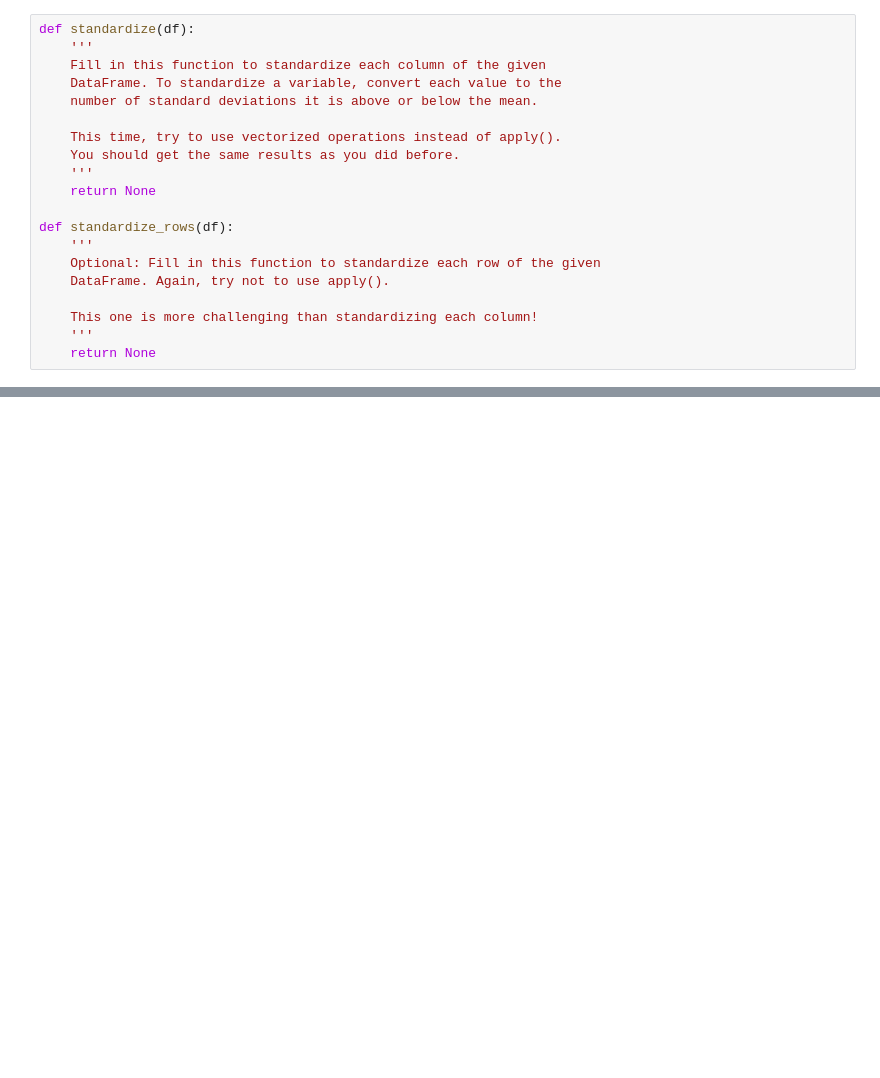
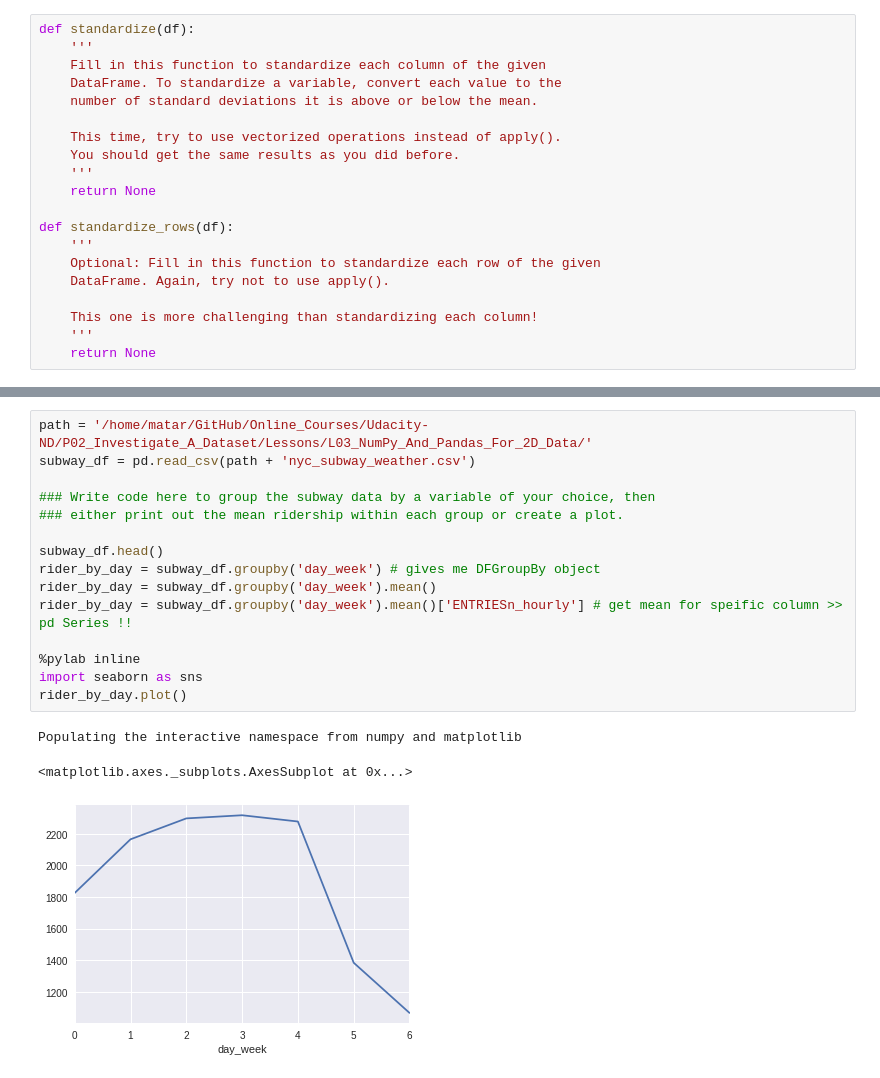
Before and after one commit to mataralhawiti/Online_Courses, a Jupyter notebook: Udacity-ND/P02_Investigate_A_Dataset/Lessons/L03_NumPy_And_Pandas_For_2D_Data/L03_NumPy_And_Pandas_For_2D_Data.ipynb, the cells around one changed output, grey strips where cells are left out. Saved outputs shown, nothing was run; the diff lists cells and outputs as text; blank space fills up the shorter version.

```diff
--- a/Udacity-ND/P02_Investigate_A_Dataset/Lessons/L03_NumPy_And_Pandas_For_2D_Data/L03_NumPy_And_Pandas_For_2D_Data.ipynb
+++ b/Udacity-ND/P02_Investigate_A_Dataset/Lessons/L03_NumPy_And_Pandas_For_2D_Data/L03_NumPy_And_Pandas_For_2D_Data.ipynb
@@ -942,0 +1021,19 @@ def standardize_rows(df):
+# %%
+path = '/home/matar/GitHub/Online_Courses/Udacity-ND/P02_Investigate_A_Dataset/Lessons/L03_NumPy_And_Pandas_For_2D_Data/'
+subway_df = pd.read_csv(path + 'nyc_subway_weather.csv')
+
+### Write code here to group the subway data by a variable of your choice, then
+### either print out the mean ridership within each group or create a plot.
+
+subway_df.head()
+rider_by_day = subway_df.groupby('day_week') # gives me DFGroupBy object
+rider_by_day = subway_df.groupby('day_week').mean()
+rider_by_day = subway_df.groupby('day_week').mean()['ENTRIESn_hourly'] # get mean for speific column >> pd Series !!
+
+%pylab inline
+import seaborn as sns
+rider_by_day.plot()
+# %% [output]
+Populating the interactive namespace from numpy and matplotlib
+<matplotlib.axes._subplots.AxesSubplot at 0x...>
+[figure, added]
```
Also changed, not shown: parts of 16 cells of this notebook, 4 other files.
